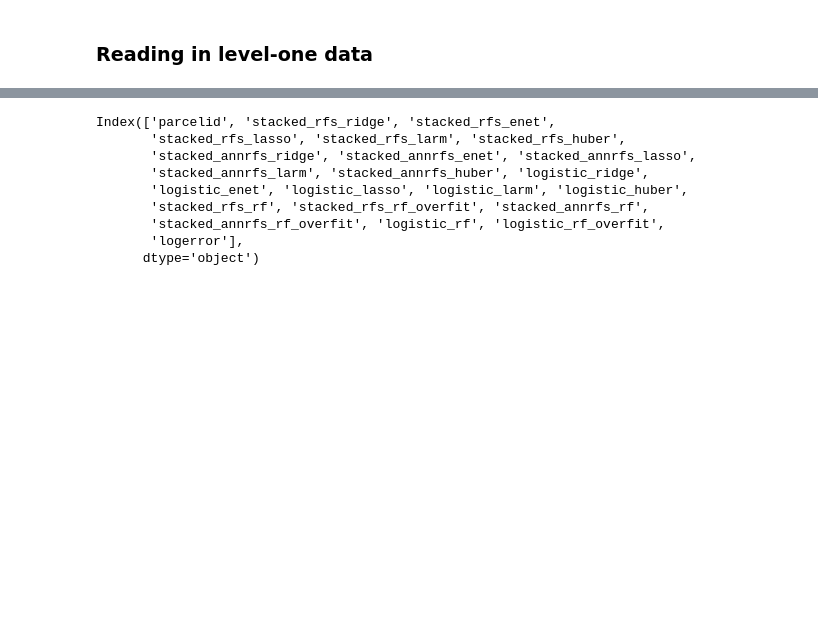
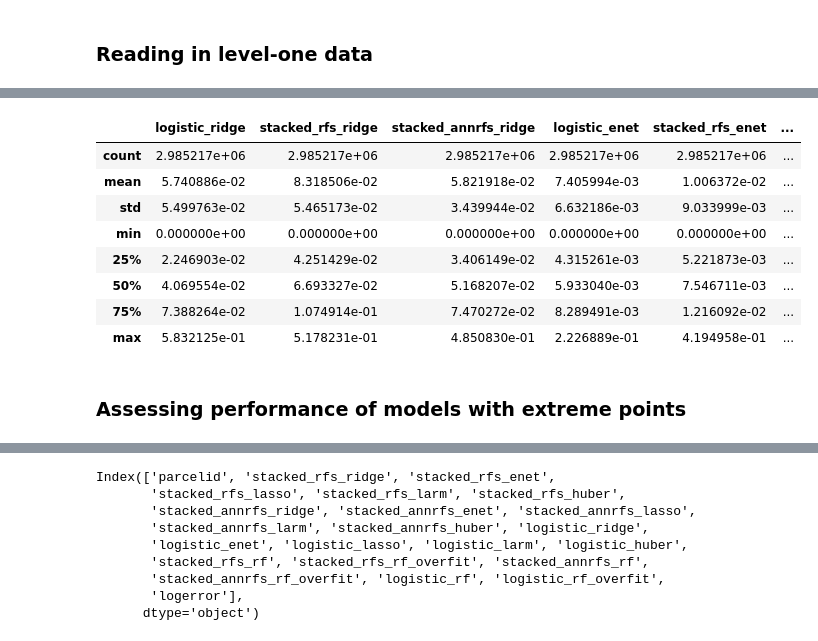
Before and after one commit to vafajardo/Zillow, a Jupyter notebook: Notebooks/Stacked Regression - Finding optimal weights.ipynb, the cells around one changed output, grey strips where cells are left out. Drawn from its saved outputs; the diff is of its cells as text; code cells hidden in the pictures; blank space fills up the shorter version.

```diff
--- a/Notebooks/Stacked Regression - Finding optimal weights.ipynb
+++ b/Notebooks/Stacked Regression - Finding optimal weights.ipynb
@@ -46,0 +247,2 @@ l1data.head()
+# %%
+newy = np.argmin(abserror, axis =1)
@@ -46,0 +251,2 @@ l1data.head()
+# %%
+clf = RandomForestClassifier(max_depth=12, random_state=9)
@@ -46,0 +255,2 @@ l1data.head()
+# %%
+clf.fit(feature_pipeline.transform(data),newy)
@@ -46,0 +274,2 @@ l1data.head()
+# %%
+test_probs = generate_test_probs(clf, col_names= X.columns)
@@ -46,0 +285,12 @@ l1data.head()
+# %%
+test_probs.describe()
+# %% [output]
+|  | logistic_ridge | stacked_rfs_ridge | stacked_annrfs_ridge | logistic_enet | stacked_rfs_enet | ... |
+| count | 2.985217e+06 | 2.985217e+06 | 2.985217e+06 | 2.985217e+06 | 2.985217e+06 | ... |
+| mean | 5.740886e-02 | 8.318506e-02 | 5.821918e-02 | 7.405994e-03 | 1.006372e-02 | ... |
+| std | 5.499763e-02 | 5.465173e-02 | 3.439944e-02 | 6.632186e-03 | 9.033999e-03 | ... |
+| min | 0.000000e+00 | 0.000000e+00 | 0.000000e+00 | 0.000000e+00 | 0.000000e+00 | ... |
+| 25% | 2.246903e-02 | 4.251429e-02 | 3.406149e-02 | 4.315261e-03 | 5.221873e-03 | ... |
+| 50% | 4.069554e-02 | 6.693327e-02 | 5.168207e-02 | 5.933040e-03 | 7.546711e-03 | ... |
+| 75% | 7.388264e-02 | 1.074914e-01 | 7.470272e-02 | 8.289491e-03 | 1.216092e-02 | ... |
+| max | 5.832125e-01 | 5.178231e-01 | 4.850830e-01 | 2.226889e-01 | 4.194958e-01 | ... |
@@ -46,0 +300,2 @@ l1data.head()
+# %% [markdown]
+### Assessing performance of models with extreme points
```
Also changed, not shown: parts of 58 cells of this notebook, 7 other files.
